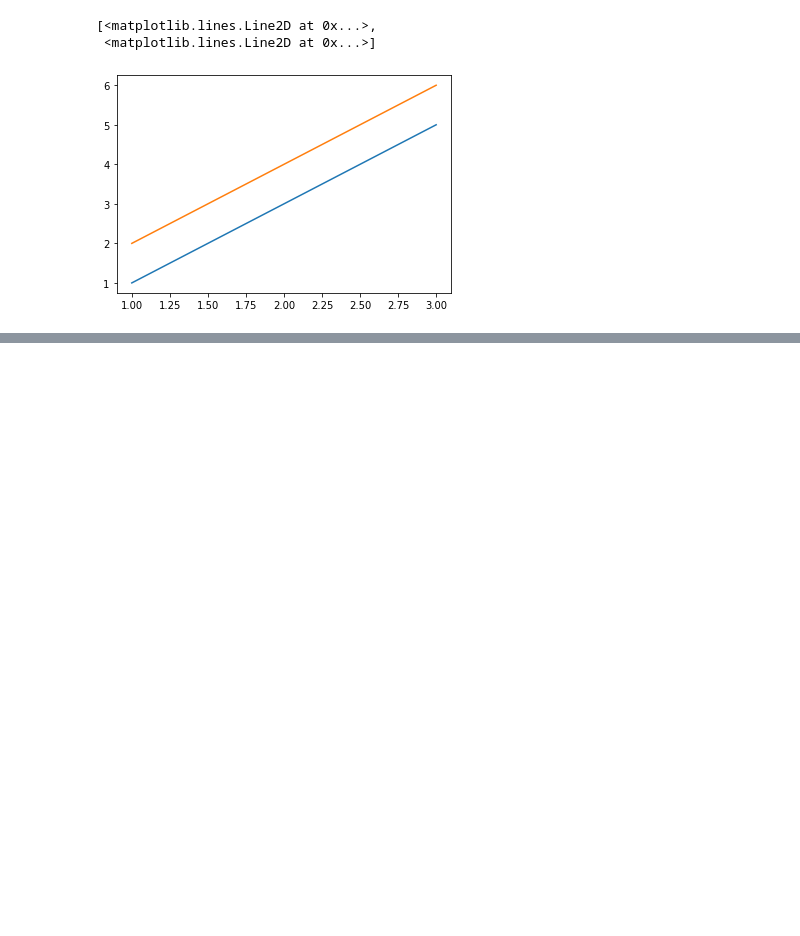
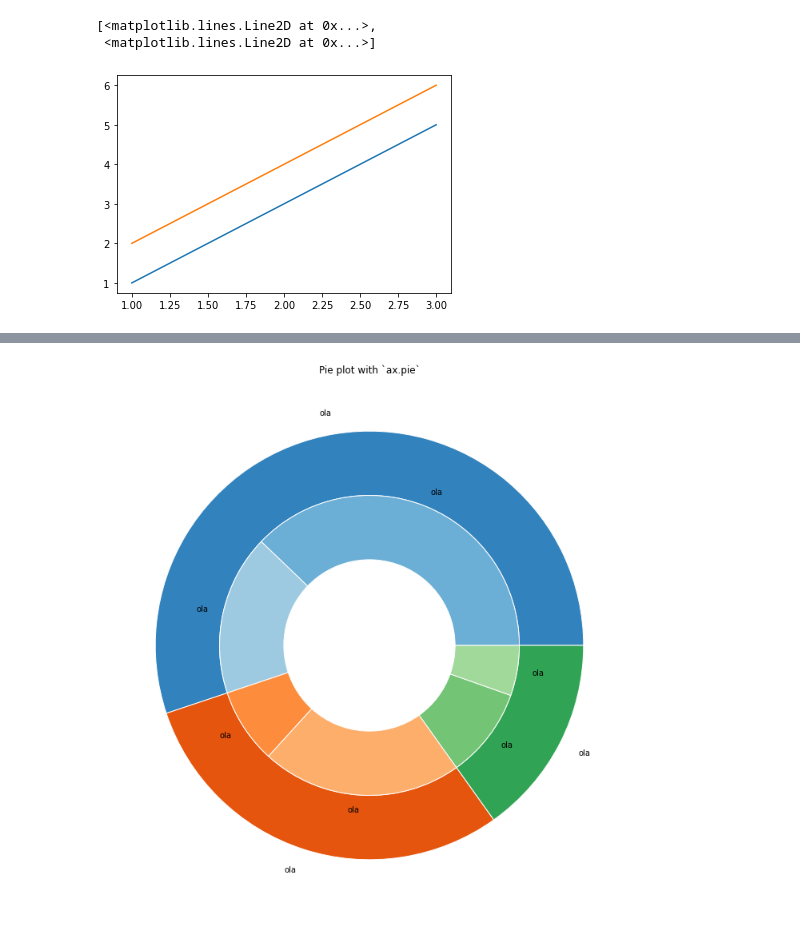
Before and after one commit to jmsimao/DCTI-Hackathon-2024, a Jupyter notebook: Hackathon - Inscritos - 2024.ipynb, the cells around one changed output, grey strips where cells are left out. Saved outputs shown, nothing was run; the diff lists cells and outputs as text; code cells hidden in the pictures; blank space fills up the shorter version.

```diff
--- a/Hackathon - Inscritos - 2024.ipynb
+++ b/Hackathon - Inscritos - 2024.ipynb
@@ -1001,0 +1083,23 @@ plt.plot(x, y)
+# %%
+fig, ax = plt.subplots(figsize=(12,16))
+
+size = 0.3
+#vals = np.array([[60., 32.], [37., 40.], [29., 10.]])
+vals = np.array([[70., 32.], [15., 40.], [18, 10.]])
+
+
+cmap = plt.colormaps["tab20c"]
+outer_colors = cmap(np.arange(3)*4)
+inner_colors = cmap([1, 2, 5, 6, 9, 10])
+
+ax.pie(vals.sum(axis=1), labels=['ola','ola','ola'] ,
+       radius=1, colors=outer_colors,
+       wedgeprops=dict(width=size, edgecolor='w'))
+
+ax.pie(vals.flatten(), radius=1-size, colors=inner_colors, labels=['ola','ola','ola','ola','ola','ola'],
+       wedgeprops=dict(width=size, edgecolor='w'))
+
+ax.set(aspect="equal", title='Pie plot with `ax.pie`')
+plt.show()
+# %% [output]
+[figure, added]
```
Also changed, not shown: parts of 15 cells of this notebook, 12 other files.
